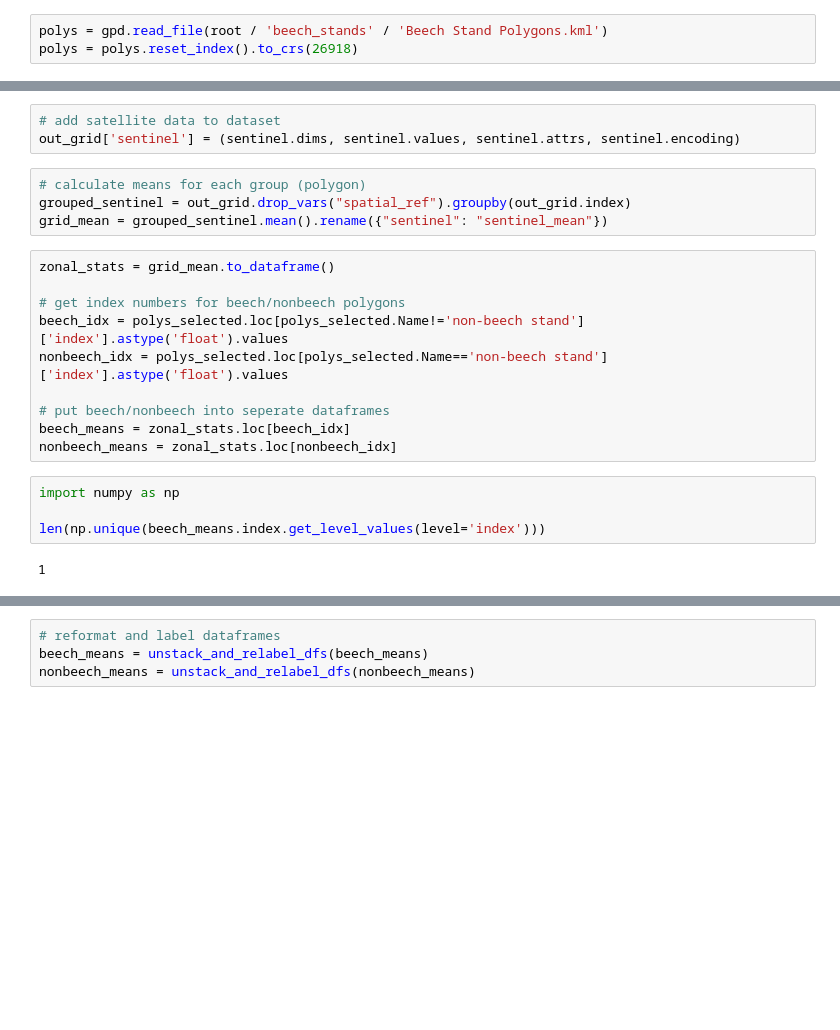
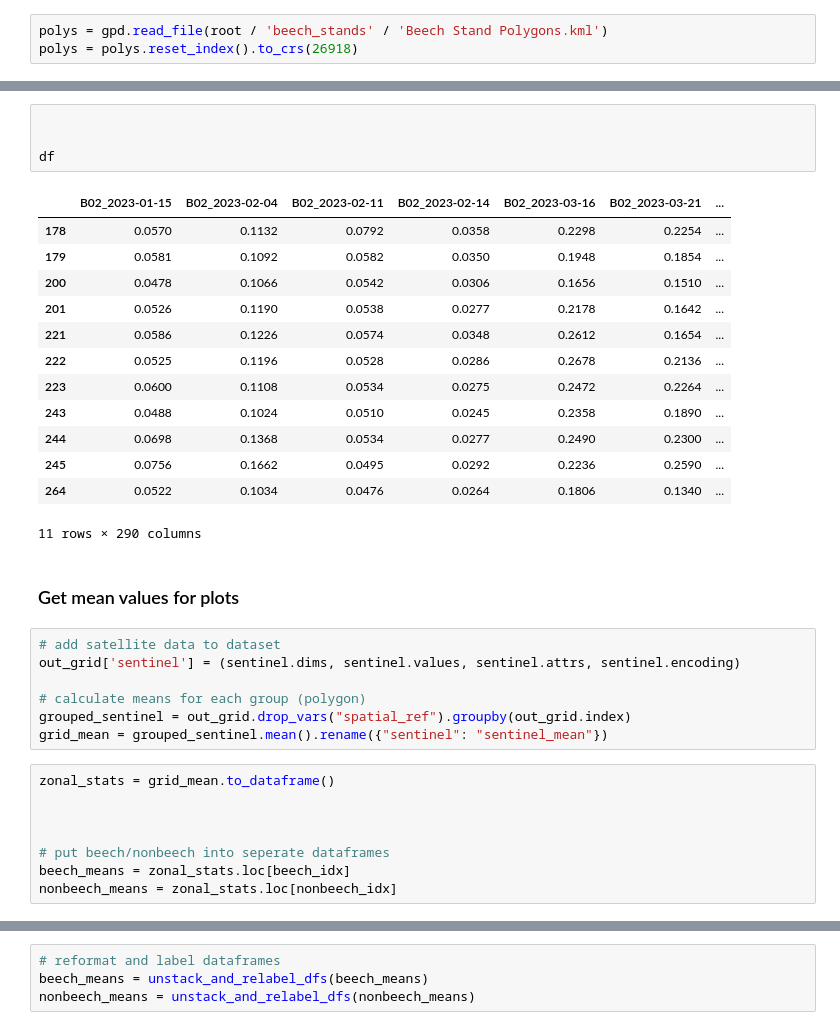
Before and after one commit to rosehanuy/beech-catskills, a Jupyter notebook: extract_polygon_means.ipynb, the cells around one changed output, grey strips where cells are left out. Saved outputs shown, nothing was run; the diff lists cells and outputs as text; blank space fills up the shorter version.

```diff
--- a/extract_polygon_means.ipynb
+++ b/extract_polygon_means.ipynb
@@ -56,26 +82,38 @@ plt.show()
+# %%
+
+
+df
+# %% [output]
+|  | B02_2023-01-15 | B02_2023-02-04 | B02_2023-02-11 | B02_2023-02-14 | B02_2023-03-16 | B02_2023-03-21 | ... |
+| 178 | 0.0570 | 0.1132 | 0.0792 | 0.0358 | 0.2298 | 0.2254 | ... |
+| 179 | 0.0581 | 0.1092 | 0.0582 | 0.0350 | 0.1948 | 0.1854 | ... |
+| 200 | 0.0478 | 0.1066 | 0.0542 | 0.0306 | 0.1656 | 0.1510 | ... |
+| 201 | 0.0526 | 0.1190 | 0.0538 | 0.0277 | 0.2178 | 0.1642 | ... |
+| 221 | 0.0586 | 0.1226 | 0.0574 | 0.0348 | 0.2612 | 0.1654 | ... |
+| 222 | 0.0525 | 0.1196 | 0.0528 | 0.0286 | 0.2678 | 0.2136 | ... |
+| 223 | 0.0600 | 0.1108 | 0.0534 | 0.0275 | 0.2472 | 0.2264 | ... |
+| 243 | 0.0488 | 0.1024 | 0.0510 | 0.0245 | 0.2358 | 0.1890 | ... |
+| 244 | 0.0698 | 0.1368 | 0.0534 | 0.0277 | 0.2490 | 0.2300 | ... |
+| 245 | 0.0756 | 0.1662 | 0.0495 | 0.0292 | 0.2236 | 0.2590 | ... |
+| 264 | 0.0522 | 0.1034 | 0.0476 | 0.0264 | 0.1806 | 0.1340 | ... |
+11 rows × 290 columns
+# %% [markdown]
+### Get mean values for plots
 # %%
 # add satellite data to dataset
 out_grid['sentinel'] = (sentinel.dims, sentinel.values, sentinel.attrs, sentinel.encoding)
+
+# calculate means for each group (polygon)
+grouped_sentinel = out_grid.drop_vars("spatial_ref").groupby(out_grid.index)
+grid_mean = grouped_sentinel.mean().rename({"sentinel": "sentinel_mean"})
-# %%
-# calculate means for each group (polygon)
-grouped_sentinel = out_grid.drop_vars("spatial_ref").groupby(out_grid.index)
-grid_mean = grouped_sentinel.mean().rename({"sentinel": "sentinel_mean"})
 # %%
 zonal_stats = grid_mean.to_dataframe()
 
-# get index numbers for beech/nonbeech polygons
-beech_idx = polys_selected.loc[polys_selected.Name!='non-beech stand']['index'].astype('float').values
-nonbeech_idx = polys_selected.loc[polys_selected.Name=='non-beech stand']['index'].astype('float').values
+
 
 # put beech/nonbeech into seperate dataframes
 beech_means = zonal_stats.loc[beech_idx]
 nonbeech_means = zonal_stats.loc[nonbeech_idx]
-# %%
-import numpy as np
-
-len(np.unique(beech_means.index.get_level_values(level='index')))
-# %% [output]
-1
 # %%
 def unstack_and_relabel_dfs(df,idx=None):
     """Reformat and tidy dataframes produced by calling to_dataframe() on zonal stats array"""
```
Also changed, not shown: parts of 7 cells of this notebook, 5 other files.
